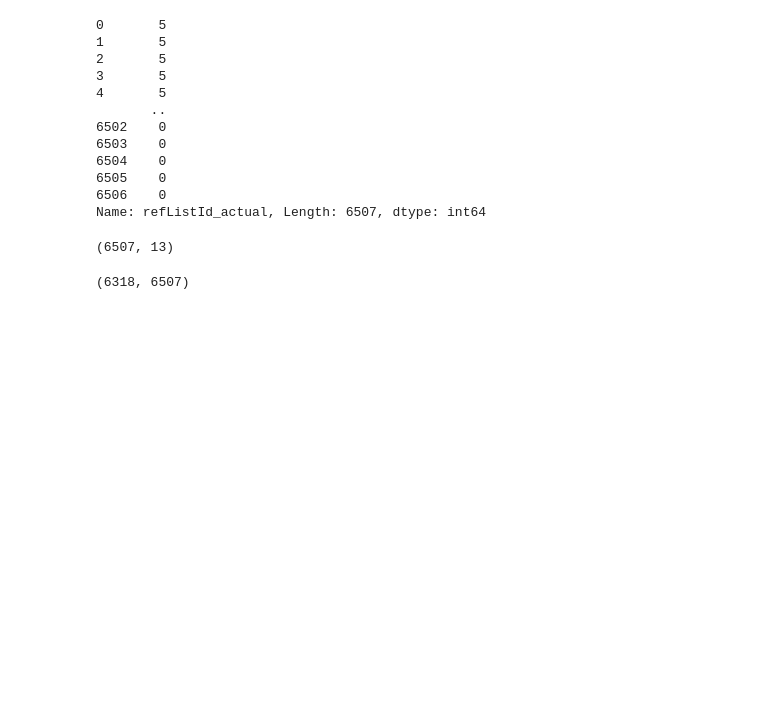
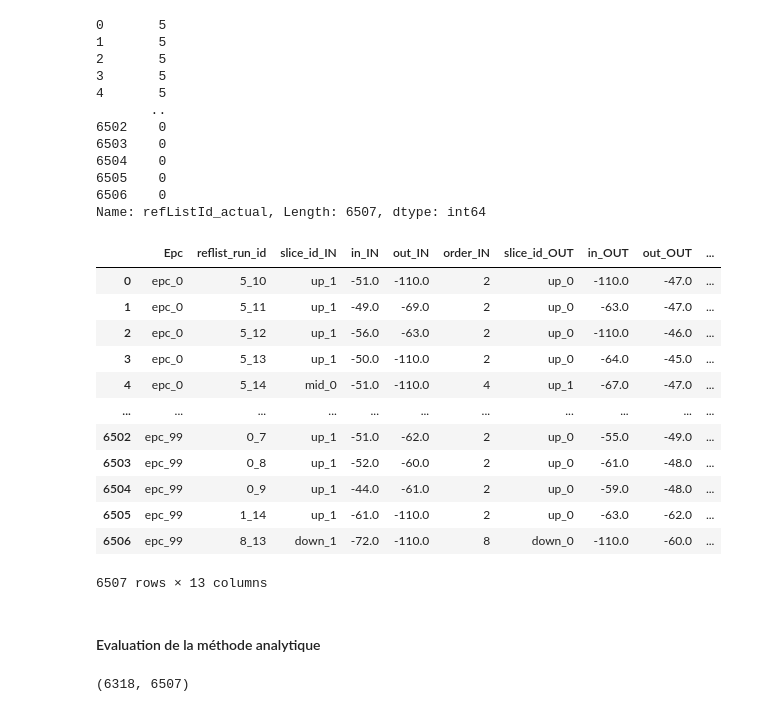
Before and after one commit to oceanelinxi/Projet_RFID, a Jupyter notebook: MLRFID_Projet_S8.ipynb, the cells around one changed output. Cells and saved outputs as stored; diff of their text form; code cells hidden in the pictures; blank space fills up the shorter version.

Commit message:
Resultat evaluation analytique

```diff
--- a/MLRFID_Projet_S8.ipynb
+++ b/MLRFID_Projet_S8.ipynb
@@ -457,36 +445,49 @@ def analytical(df_timing_slices, timing_slices):
 
 
     ana = df_timing_slices.groupby(['Epc', 'reflist_run_id', 'slice_id', 'loc']) ['Rssi'].max()\
     .unstack('loc', fill_value =- 110).reset_index(drop=False)
 
     order=pd.DataFrame(timing_slices['slice_id'].unique(), columns=['slice_id'])
     order['order']=order. index
 
     ana=pd.merge(ana, order, on='slice_id', how='left')
     ana = ana [['Epc', 'reflist_run_id', 'slice_id', 'in', 'out', 'order']]
     # Last subslice_id with out>in
     ana_out =ana [ ana['out']>ana['in'] ] \
     .sort_values(['Epc', 'reflist_run_id', 'order'], ascending=False) \
     .drop_duplicates(['Epc', 'reflist_run_id'])
     # first subslice_id with in/out
     ana_in =ana [ ana['in']>ana['out'] ] \
     .sort_values(['Epc', 'reflist_run_id', 'order'], ascending=True) \
     .drop_duplicates(['Epc', 'reflist_run_id'])
 
     ana = pd.merge(ana_in, ana_out, on=['Epc', 'reflist_run_id'], suffixes=['_IN', '_OUT'], how='inner')\
     .sort_values(['Epc', 'reflist_run_id'])
     ana = pd.merge(ana, reflist, on='Epc', how='left')
 
     ana['pred_ana_bool']= ana['reflist_run_id'].apply(lambda x:x.split('_')[0]).astype('int64') == ana['refListId_actual']
 
     return ana
 
 
 
-analytical(df_timing_slices, timing_slices).head()
-analytical(df_timing_slices, timing_slices).shape
+analytical(df_timing_slices, timing_slices)
 # %% [output]
+|  | Epc | reflist_run_id | slice_id_IN | in_IN | out_IN | order_IN | slice_id_OUT | in_OUT | out_OUT | ... |
+| 0 | epc_0 | 5_10 | up_1 | -51.0 | -110.0 | 2 | up_0 | -110.0 | -47.0 | ... |
+| 1 | epc_0 | 5_11 | up_1 | -49.0 | -69.0 | 2 | up_0 | -63.0 | -47.0 | ... |
+| 2 | epc_0 | 5_12 | up_1 | -56.0 | -63.0 | 2 | up_0 | -110.0 | -46.0 | ... |
+| 3 | epc_0 | 5_13 | up_1 | -50.0 | -110.0 | 2 | up_0 | -64.0 | -45.0 | ... |
+| 4 | epc_0 | 5_14 | mid_0 | -51.0 | -110.0 | 4 | up_1 | -67.0 | -47.0 | ... |
+| ... | ... | ... | ... | ... | ... | ... | ... | ... | ... | ... |
+| 6502 | epc_99 | 0_7 | up_1 | -51.0 | -62.0 | 2 | up_0 | -55.0 | -49.0 | ... |
+| 6503 | epc_99 | 0_8 | up_1 | -52.0 | -60.0 | 2 | up_0 | -61.0 | -48.0 | ... |
+| 6504 | epc_99 | 0_9 | up_1 | -44.0 | -61.0 | 2 | up_0 | -59.0 | -48.0 | ... |
+| 6505 | epc_99 | 1_14 | up_1 | -61.0 | -110.0 | 2 | up_0 | -63.0 | -62.0 | ... |
+| 6506 | epc_99 | 8_13 | down_1 | -72.0 | -110.0 | 8 | down_0 | -110.0 | -60.0 | ... |
-(6507, 13)
+6507 rows × 13 columns
+# %% [markdown]
+<h4> Evaluation de la méthode analytique</h4>
 # %%
 analytics = analytical(df_timing_slices, timing_slices)
 trues, total = analytics[analytics['pred_ana_bool']==True].shape[0], analytics.shape[0]
```
Also changed, not shown: parts of 11 cells of this notebook, 1 other file.
